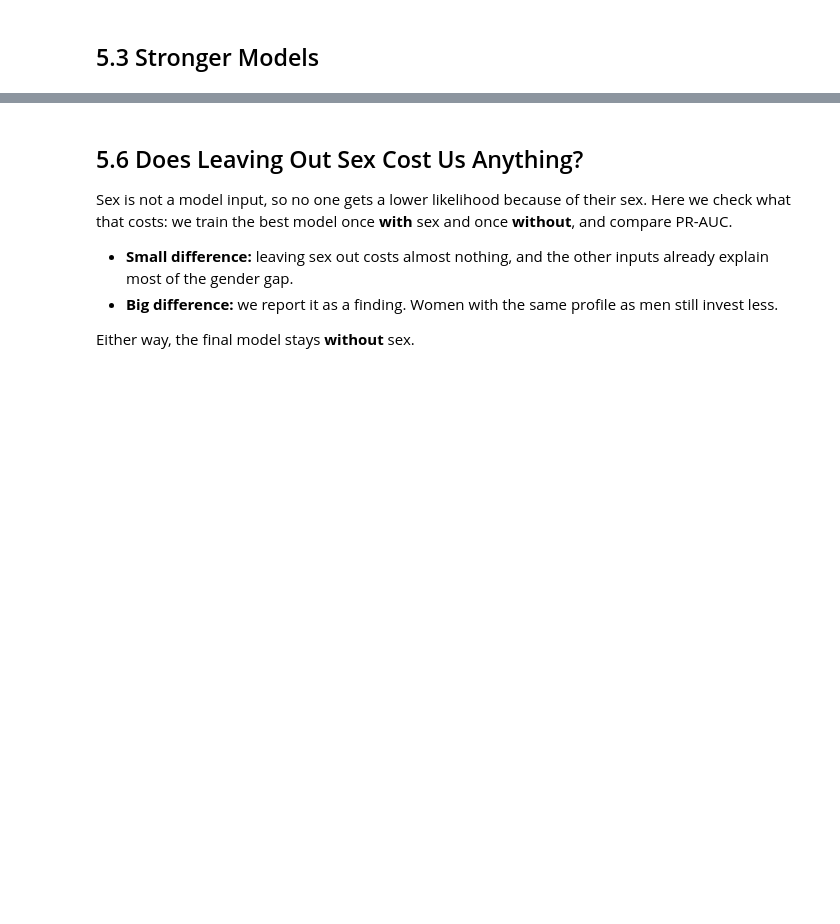
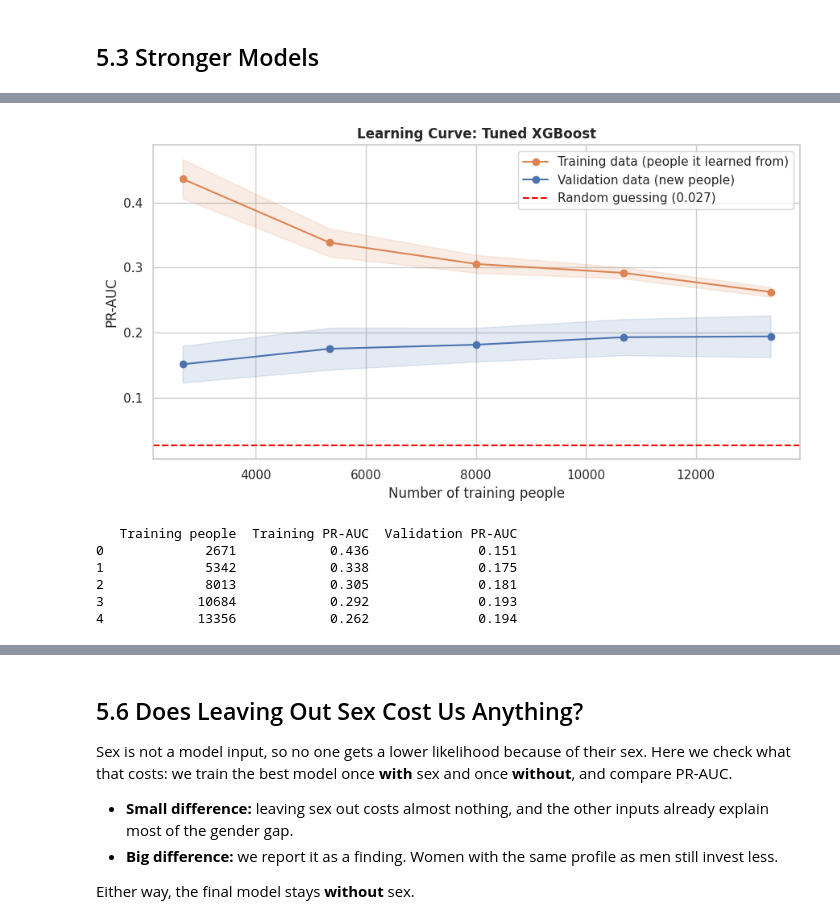
Before and after one commit to Fascos/investment-readiness-capstone-project, a Jupyter notebook: index.ipynb, the cells around one changed output, grey strips where cells are left out. Cells and saved outputs as stored; diff of their text form; code cells hidden in the pictures; blank space fills up the shorter version.

```diff
--- a/index.ipynb
+++ b/index.ipynb
@@ -1157,0 +1651,37 @@ Tune the best one or two models. Use `scoring="average_precision"`.
+# %%
+# Learning curve: does Tuned XGBoost learn general patterns, or memorise the training people?
+
+train_sizes, train_scores, val_scores = learning_curve(
+    xgb_search.best_estimator_, X_train, y_train,
+    cv=cv, scoring="average_precision",
+    train_sizes=np.linspace(0.2, 1.0, 5),   # 20%, 40%, 60%, 80%, 100% of the training data
+    n_jobs=-1
+)
+
+train_mean, train_std = train_scores.mean(axis=1), train_scores.std(axis=1)
+val_mean, val_std = val_scores.mean(axis=1), val_scores.std(axis=1)
+
+plt.figure(figsize=(9, 5))
+plt.plot(train_sizes, train_mean, "o-", color="#DD8452", label="Training data (people it learned from)")
+plt.fill_between(train_sizes, train_mean - train_std, train_mean + train_std, color="#DD8452", alpha=0.15)
+plt.plot(train_sizes, val_mean, "o-", color="#4C72B0", label="Validation data (new people)")
+plt.fill_between(train_sizes, val_mean - val_std, val_mean + val_std, color="#4C72B0", alpha=0.15)
+plt.axhline(0.027, color="red", linestyle="--", label="Random guessing (0.027)")
+plt.xlabel("Number of training people")
+plt.ylabel("PR-AUC")
+plt.title("Learning Curve: Tuned XGBoost", fontweight="bold")
+plt.legend()
+plt.tight_layout()
+plt.show()
+
+print(pd.DataFrame({"Training people": train_sizes,
+                    "Training PR-AUC": train_mean.round(3),
+                    "Validation PR-AUC": val_mean.round(3)}))
+# %% [output]
+[figure, added]
+   Training people  Training PR-AUC  Validation PR-AUC
+0             2671            0.436              0.151
+1             5342            0.338              0.175
+2             8013            0.305              0.181
+3            10684            0.292              0.193
+4            13356            0.262              0.194
```
Also changed, not shown: parts of 86 cells of this notebook.
